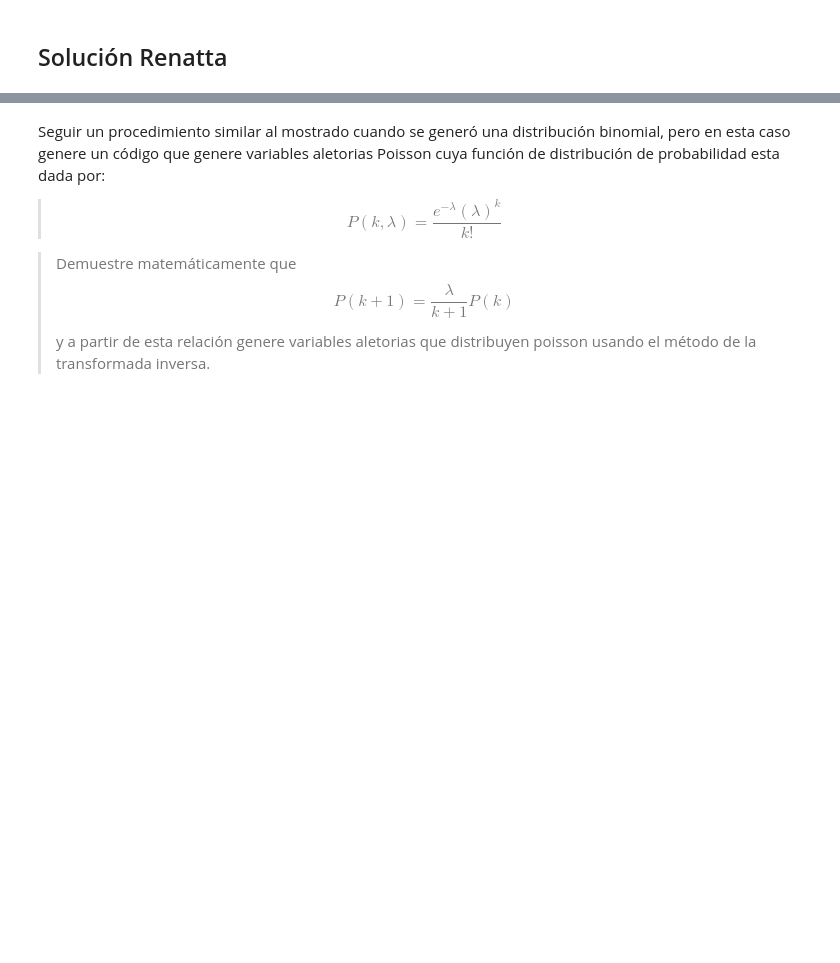
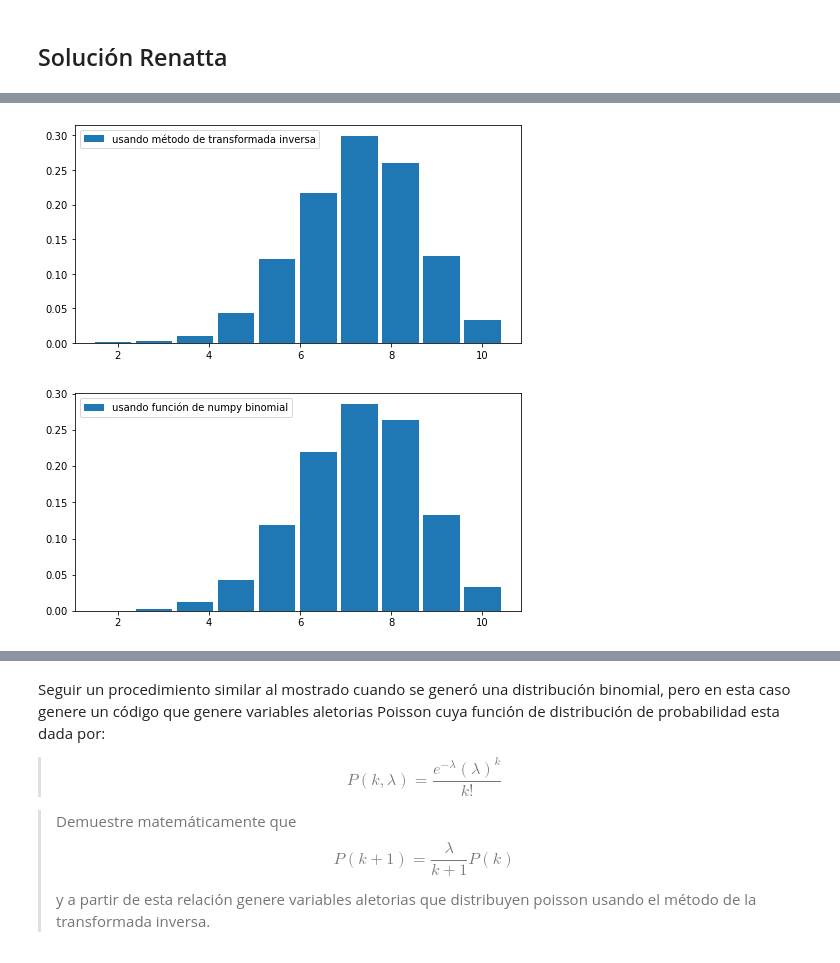
Before and after one commit to renattaGS/Tareas_simproc_aguirre_garcia, a Jupyter notebook: Tarea 4.ipynb, the cells around one changed output, grey strips where cells are left out. Cells and saved outputs as stored; diff of their text form; code cells hidden in the pictures; blank space fills up the shorter version.

```diff
--- a/Tarea 4.ipynb
+++ b/Tarea 4.ipynb
@@ -36,0 +127,46 @@
+# %%
+def P_acum_Binomial(n:'Número de repeticiones',
+                    p: 'Probabilidad de éxito'):
+
+    '''Esta función genera la  función disribución de probabiliad acumulada de una distribución binomial'''
+    Pr = np.zeros(n)
+    Pr[0] = (1-p)**n
+    def pr(i):
+        nonlocal Pr
+        c  = p/(1-p)
+        Pr[i+1]=(c*(n-i)/(i+1))*Pr[i]
+
+    # Lleno el vector Pr usando compresión de listas
+    [pr(i) for i in range(n-1)]
+    return np.cumsum(Pr)
+
+def Gen_distr_discreta(U:'vector de números aleatorios',
+                       p_acum: 'P.Acumulada de la distribución a generar'):
+    '''Esta función aplica el metodo de la trasnformada inversa para variables discretas'''
+    v = np.array(list(map(lambda j:sum(1 for i in p_acum if i<U[j]),range(N))))
+    return v
+
+def plot_histogram_discrete(distribucion:'señal de varibles aleatorias de un distribución DISCRETA dada',
+                            label:'label del legend a aparecer en el gráfica',
+                            densidad:'por defecto regresa el histograma en densidad'=True):
+    ''' Esta función genera el histograma de una variable discreta'''
+    plt.figure(figsize=[8,4])
+    y,x = np.histogram(distribucion,bins = len(set(distribucion)),density = densidad)
+    plt.bar(x[1:],y,label=label)
+    plt.legend()
+    plt.show()
+
+n = 10; p = 0.7; N = 10**4
+
+p_acum = P_acum_Binomial(n,p)
+u = np.random.rand(N)
+
+
+d_binomial = Gen_distr_discreta(u,p_acum)
+plot_histogram_discrete(d_binomial,'usando método de transformada inversa') #aplicando el metodo
+
+d_bino_numpy = np.random.binomial(n,p,N)
+plot_histogram_discrete(d_bino_numpy,'usando función de numpy binomial') #aplicando funciones de numpy
+# %% [output]
+[figure, added]
+[figure, added]
```
Also changed, not shown: parts of 10 cells of this notebook.
